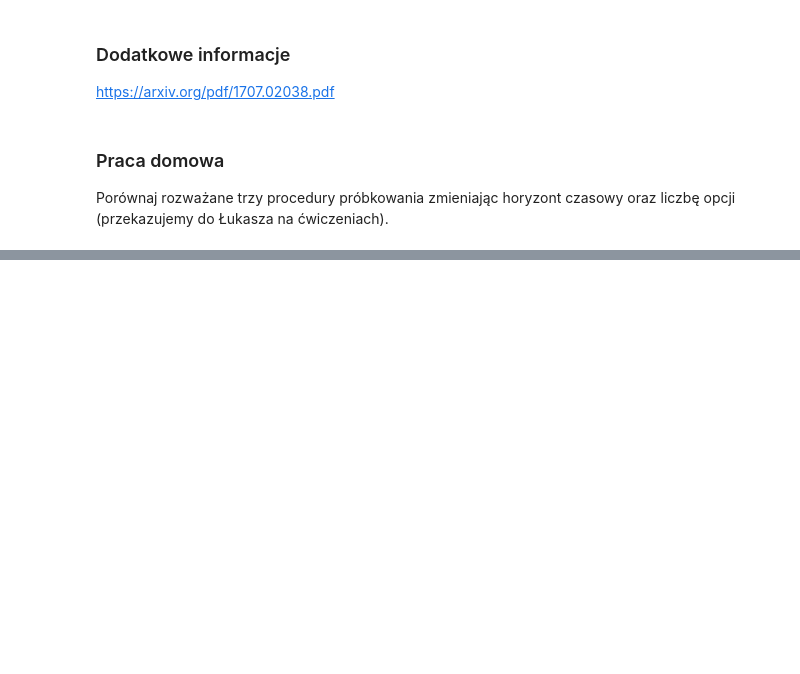
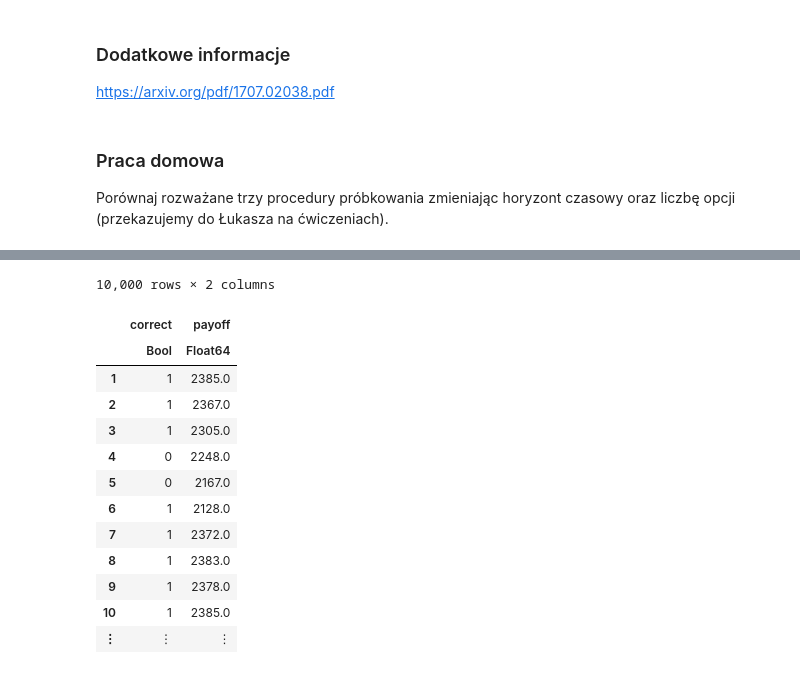
Before and after one commit to kosmobiker/SGH, a Jupyter notebook: AgentModeling/ab_testing.ipynb, the cells around one changed output, grey strips where cells are left out. Drawn from its saved outputs; the diff is of its cells as text; code cells hidden in the pictures; blank space fills up the shorter version.

```diff
--- a/AgentModeling/ab_testing.ipynb
+++ b/AgentModeling/ab_testing.ipynb
@@ -410,0 +457,19 @@ Porównaj rozważane trzy procedury próbkowania zmieniając horyzont czasowy or
+# %%
+df_unif = DataFrame([experiment(100, 2500, Unif()) for i in 1:10000])
+df_greedy = DataFrame([experiment(100, 2500, Greedy()) for i in 1:10000])
+df_thompson = DataFrame([experiment(100, 2500, Thompson()) for i in 1:10000])
+# %% [output]
+10,000 rows × 2 columns
+|  | correct | payoff |
+|  | Bool | Float64 |
+| 1 | 1 | 2385.0 |
+| 2 | 1 | 2367.0 |
+| 3 | 1 | 2305.0 |
+| 4 | 0 | 2248.0 |
+| 5 | 0 | 2167.0 |
+| 6 | 1 | 2128.0 |
+| 7 | 1 | 2372.0 |
+| 8 | 1 | 2383.0 |
+| 9 | 1 | 2378.0 |
+| 10 | 1 | 2385.0 |
+| ⋮ | ⋮ | ⋮ |
```
Also changed, not shown: parts of 25 cells of this notebook.
